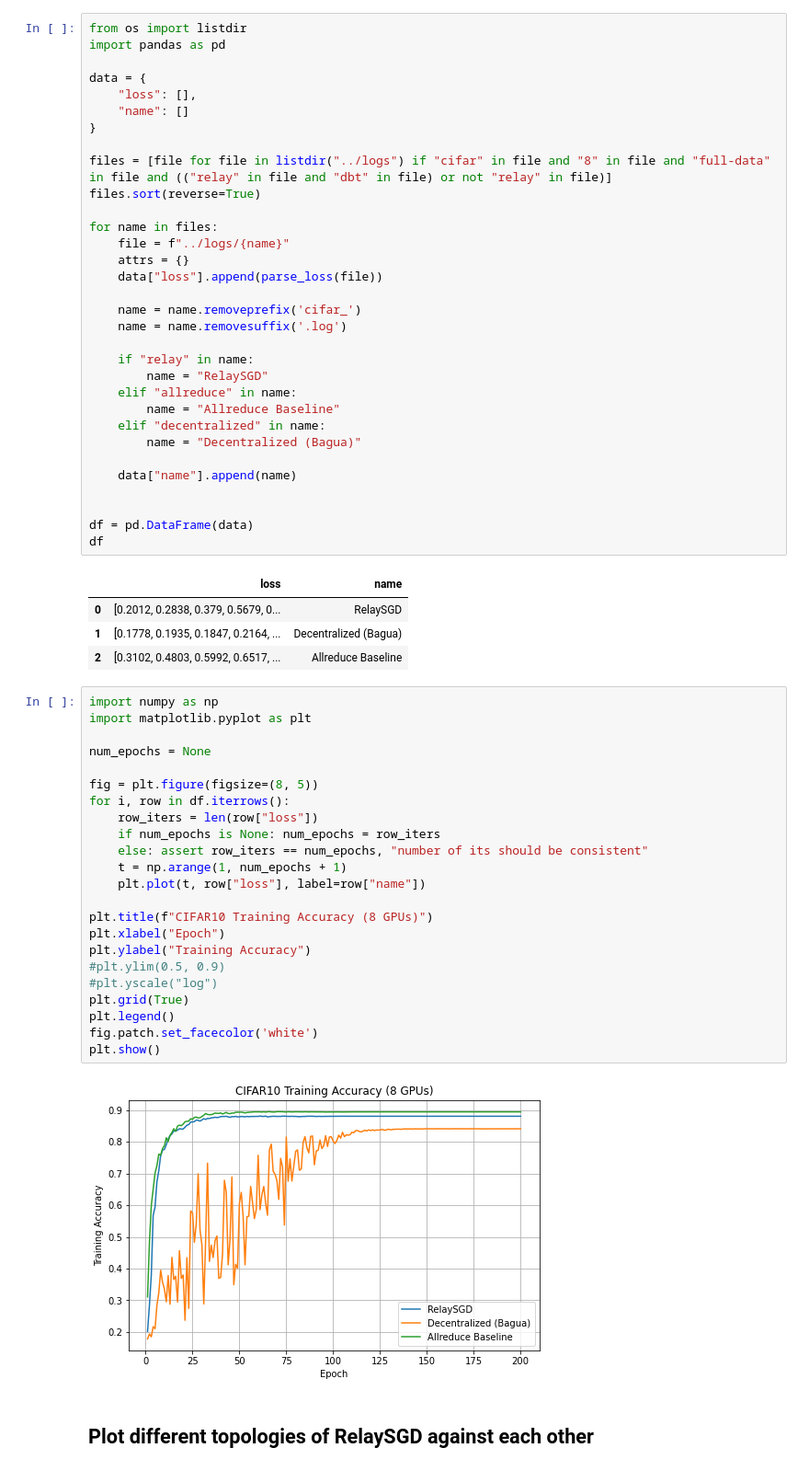
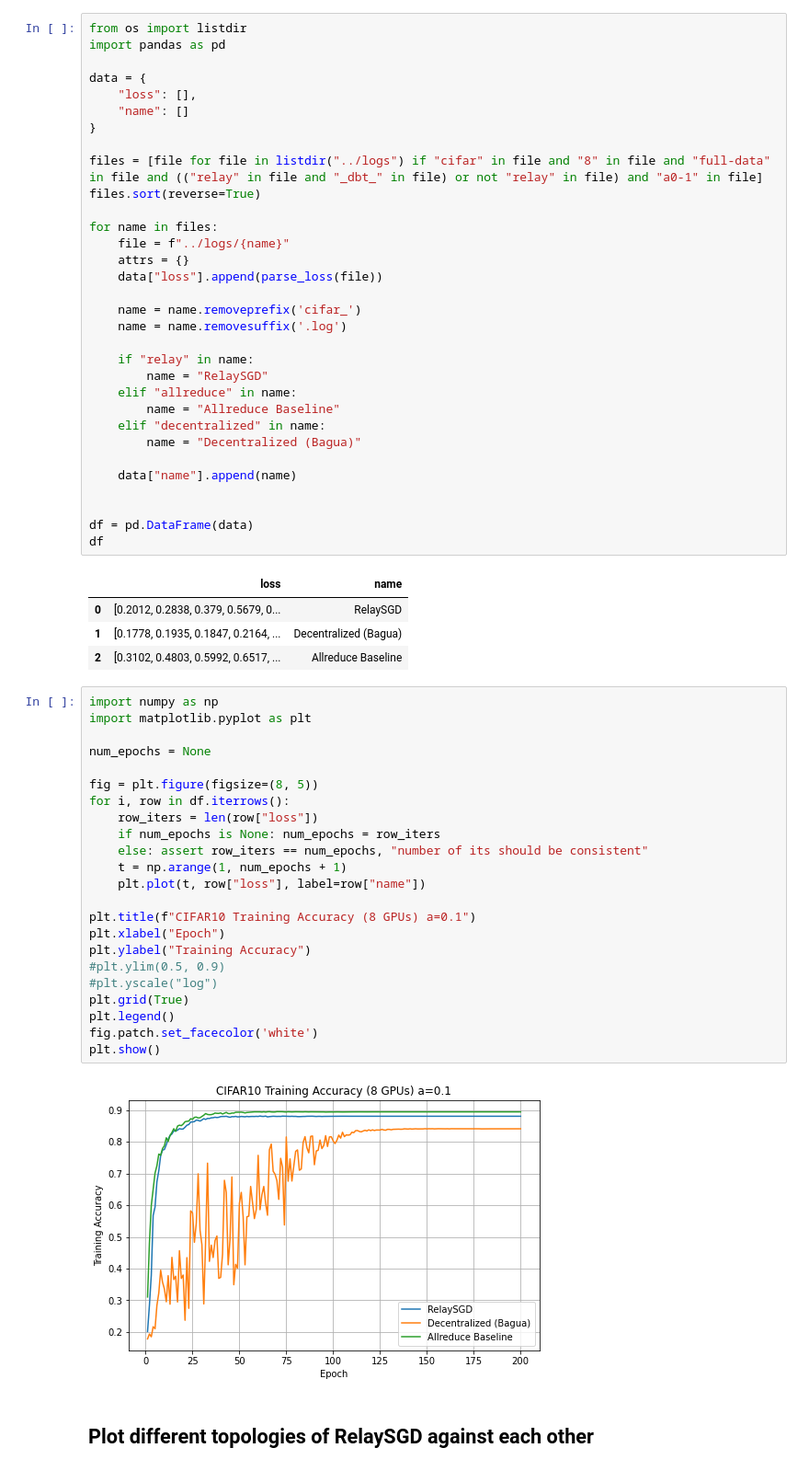
Before and after one commit to samuelbohl/RelaySGD, a Jupyter notebook: notebooks/cifar_plots.ipynb, the cells around one changed output. Shown: that part at 92% size. Saved outputs shown, nothing was run; the diff lists cells and outputs as text.

```diff
--- a/notebooks/cifar_plots.ipynb
+++ b/notebooks/cifar_plots.ipynb
@@ -29,7 +29,7 @@ data = {
     "name": []
 }
 
-files = [file for file in listdir("../logs") if "cifar" in file and "8" in file and "full-data" in file and (("relay" in file and "dbt" in file) or not "relay" in file)]
+files = [file for file in listdir("../logs") if "cifar" in file and "8" in file and "full-data" in file and (("relay" in file and "_dbt_" in file) or not "relay" in file) and "a0-1" in file]
 files.sort(reverse=True)
 
 for name in files:
@@ -60,28 +60,28 @@ df
 # %%
 import numpy as np
 import matplotlib.pyplot as plt
 
 num_epochs = None
 
 fig = plt.figure(figsize=(8, 5))
 for i, row in df.iterrows():
     row_iters = len(row["loss"])
     if num_epochs is None: num_epochs = row_iters
     else: assert row_iters == num_epochs, "number of its should be consistent"
     t = np.arange(1, num_epochs + 1)
     plt.plot(t, row["loss"], label=row["name"])
 
-plt.title(f"CIFAR10 Training Accuracy (8 GPUs)")
+plt.title(f"CIFAR10 Training Accuracy (8 GPUs) a=0.1")
 plt.xlabel("Epoch")
 plt.ylabel("Training Accuracy")
 #plt.ylim(0.5, 0.9)
 #plt.yscale("log")
 plt.grid(True)
 plt.legend()
 fig.patch.set_facecolor('white')
 plt.show()
 # %% [output]
-[figure, old version]
+[figure, new version]
 # %% [markdown]
 ## Plot different topologies of RelaySGD against each other
 # %%
```
Also changed, not shown: parts of 6 cells of this notebook, 1 other file.
